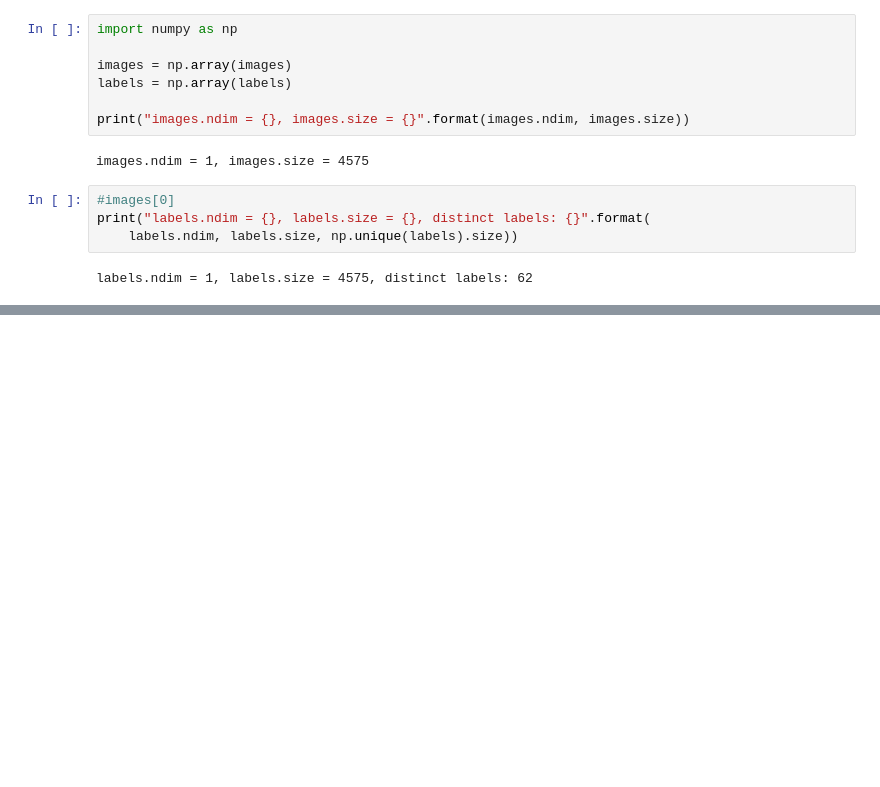
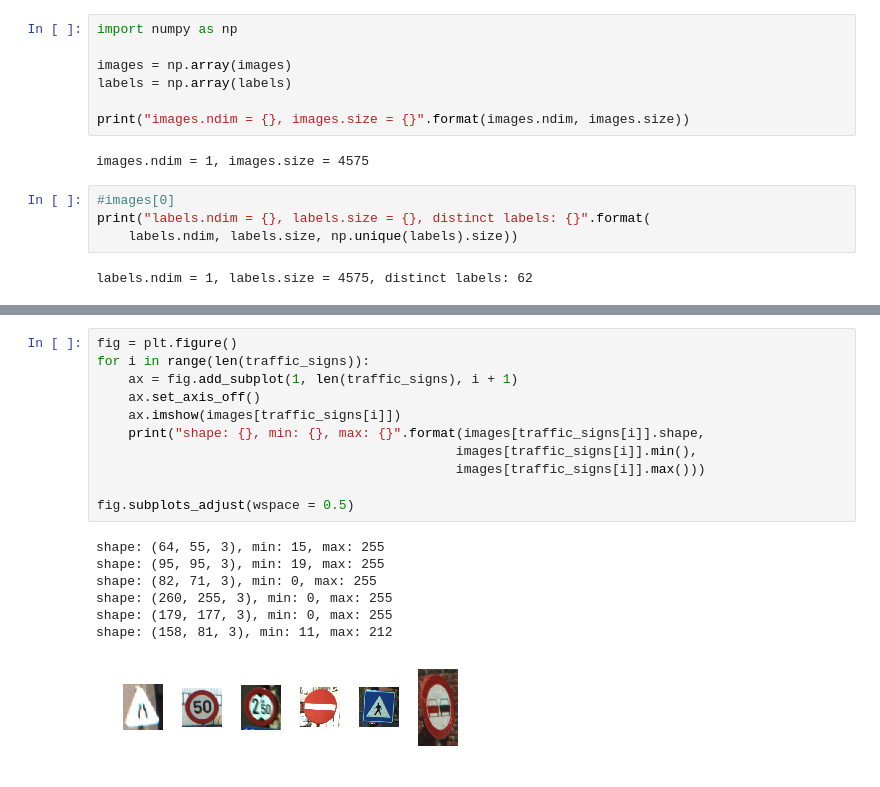
Before and after one commit to ivanlis/ml_python, a Jupyter notebook: 14tensorflow_traffic_signs.ipynb, the cells around one changed output, grey strips where cells are left out. Drawn from its saved outputs; the diff is of its cells as text; blank space fills up the shorter version.

```diff
--- a/14tensorflow_traffic_signs.ipynb
+++ b/14tensorflow_traffic_signs.ipynb
@@ -53,0 +70,19 @@ plt.hist(labels, 62);
+# %%
+fig = plt.figure()
+for i in range(len(traffic_signs)):
+    ax = fig.add_subplot(1, len(traffic_signs), i + 1)
+    ax.set_axis_off()
+    ax.imshow(images[traffic_signs[i]])
+    print("shape: {}, min: {}, max: {}".format(images[traffic_signs[i]].shape,
+                                              images[traffic_signs[i]].min(),
+                                              images[traffic_signs[i]].max()))
+
+fig.subplots_adjust(wspace = 0.5)
+# %% [output]
+shape: (64, 55, 3), min: 15, max: 255
+shape: (95, 95, 3), min: 19, max: 255
+shape: (82, 71, 3), min: 0, max: 255
+shape: (260, 255, 3), min: 0, max: 255
+shape: (179, 177, 3), min: 0, max: 255
+shape: (158, 81, 3), min: 11, max: 212
+[figure, added]
```
Also changed, not shown: parts of 14 cells of this notebook.
